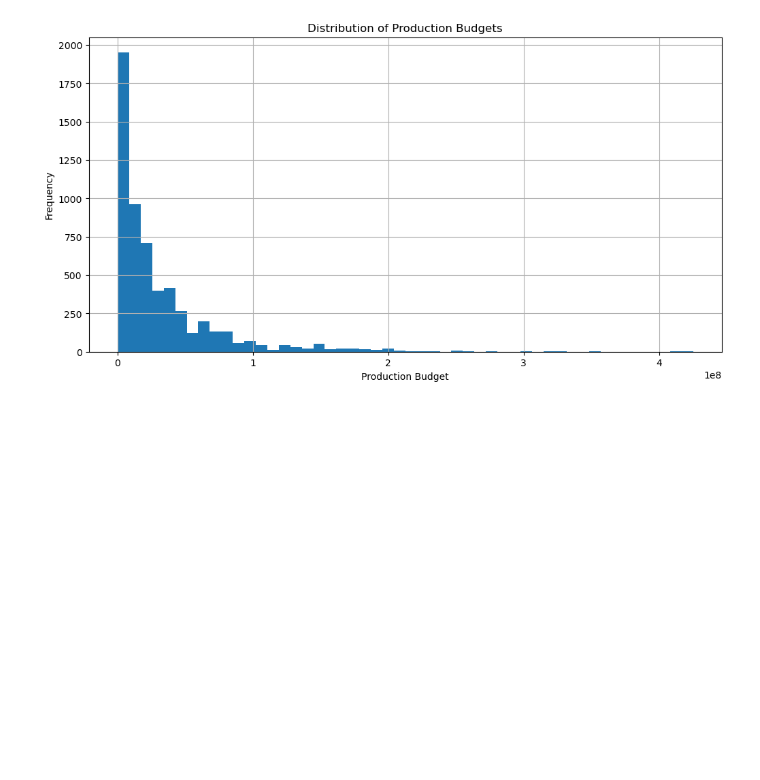
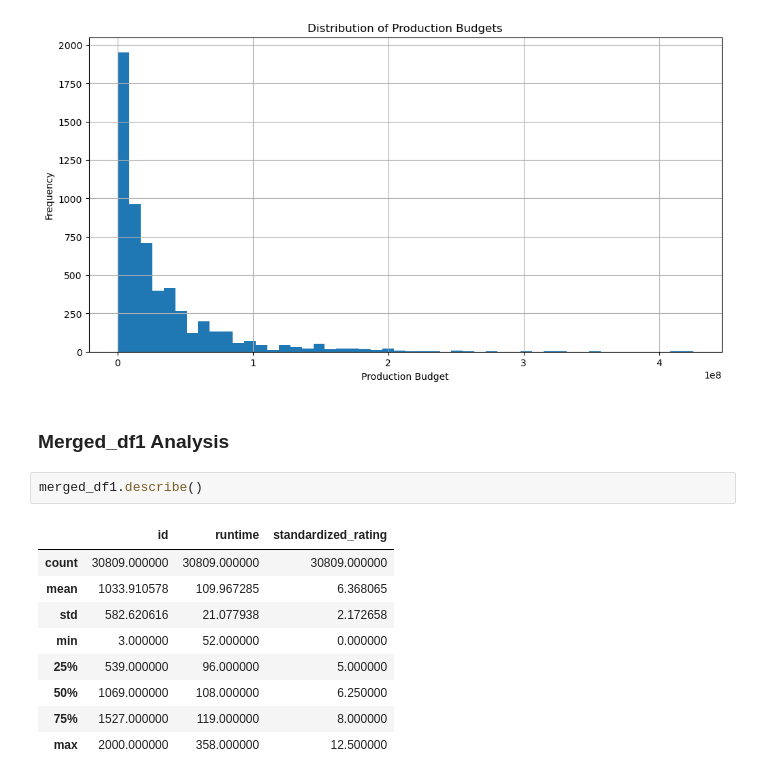
Before and after one commit to kev065/movie-studio-project, a Jupyter notebook: index.ipynb, the cells around one changed output. Cells and saved outputs as stored; diff of their text form; blank space fills up the shorter version.

```diff
--- a/index.ipynb
+++ b/index.ipynb
@@ -898,3 +928,17 @@ plt.title('Distribution of Production Budgets')
 plt.show()
 # %% [output]
 [figure]
+# %% [markdown]
+### Merged_df1 Analysis
+# %%
+merged_df1.describe()
+# %% [output]
+|  | id | runtime | standardized_rating |
+| count | 30809.000000 | 30809.000000 | 30809.000000 |
+| mean | 1033.910578 | 109.967285 | 6.368065 |
+| std | 582.620616 | 21.077938 | 2.172658 |
+| min | 3.000000 | 52.000000 | 0.000000 |
+| 25% | 539.000000 | 96.000000 | 5.000000 |
+| 50% | 1069.000000 | 108.000000 | 6.250000 |
+| 75% | 1527.000000 | 119.000000 | 8.000000 |
+| max | 2000.000000 | 358.000000 | 12.500000 |
```
Also changed, not shown: parts of 9 cells of this notebook, 4 other files.
